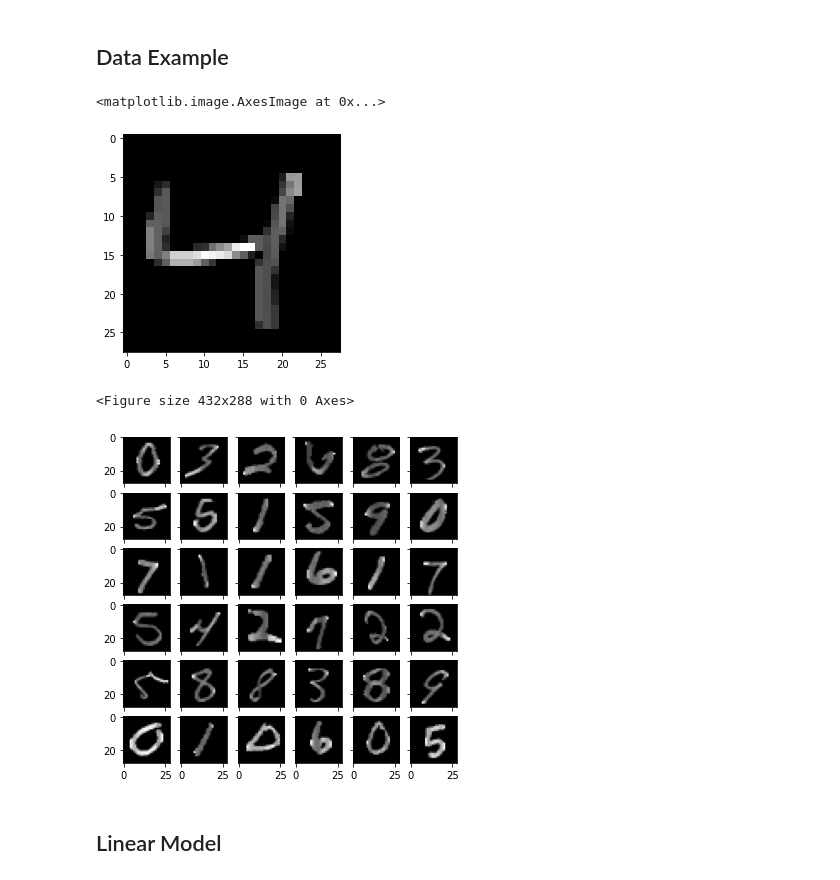
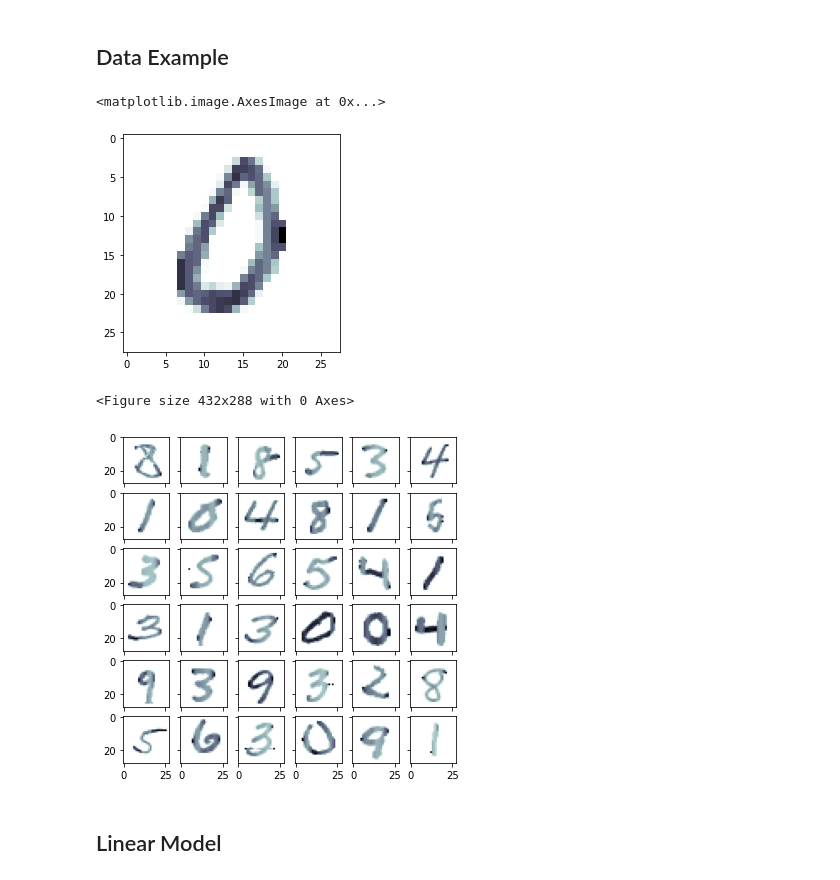
Before and after one commit to jobymcoby/Machine-Learning, a Jupyter notebook: Hand Drawn Digit Classification Keras.ipynb, the cells around one changed output. Cells and saved outputs as stored; diff of their text form; code cells hidden in the pictures.

```diff
--- a/Hand Drawn Digit Classification Keras.ipynb
+++ b/Hand Drawn Digit Classification Keras.ipynb
@@ -10,7 +12,7 @@ from keras.datasets import mnist
 ## Data Load and Preprocess
 # %%
 # load Data, x is for digit images, y is for digit labels
-(x_train, y_train), (x_test, y_test) = mnist.load_data()
+(x_train, y_train), (x_test, y_test) = keras.datasets.mnist.load_data()
 
 x_train = keras.utils.normalize(x_train, axis=1)
 x_test = keras.utils.normalize(x_test, axis=1)
@@ -19,11 +21,11 @@ x_test = keras.utils.normalize(x_test, axis=1)
 # %%
 import matplotlib.pyplot as plt
 import random
 %matplotlib inline
-plt.imshow(x_train[2], cmap='gray')
+plt.imshow(x_train[666], cmap='bone_r')
 # %% [output]
 <matplotlib.image.AxesImage at 0x...>
-[figure, old version]
+[figure, new version]
 # %%
 ROWS = 6
 random_indices = random.sample(range(x_train.shape[0]), ROWS*ROWS)
@@ -44,10 +46,10 @@ for i in range(ROWS*ROWS):
     ax = axes[subplot_row, subplot_col]
 
     plottable_image = np.reshape(sample_images[i,:], (28,28))
-    ax.imshow(plottable_image,cmap='gray')
+    ax.imshow(plottable_image,cmap='bone_r')
 # %% [output]
 <Figure size 432x288 with 0 Axes>
-[figure, old version]
+[figure, new version]
 # %% [markdown]
 ## Linear Model
 # %%
```
Also changed, not shown: parts of 19 cells of this notebook.
